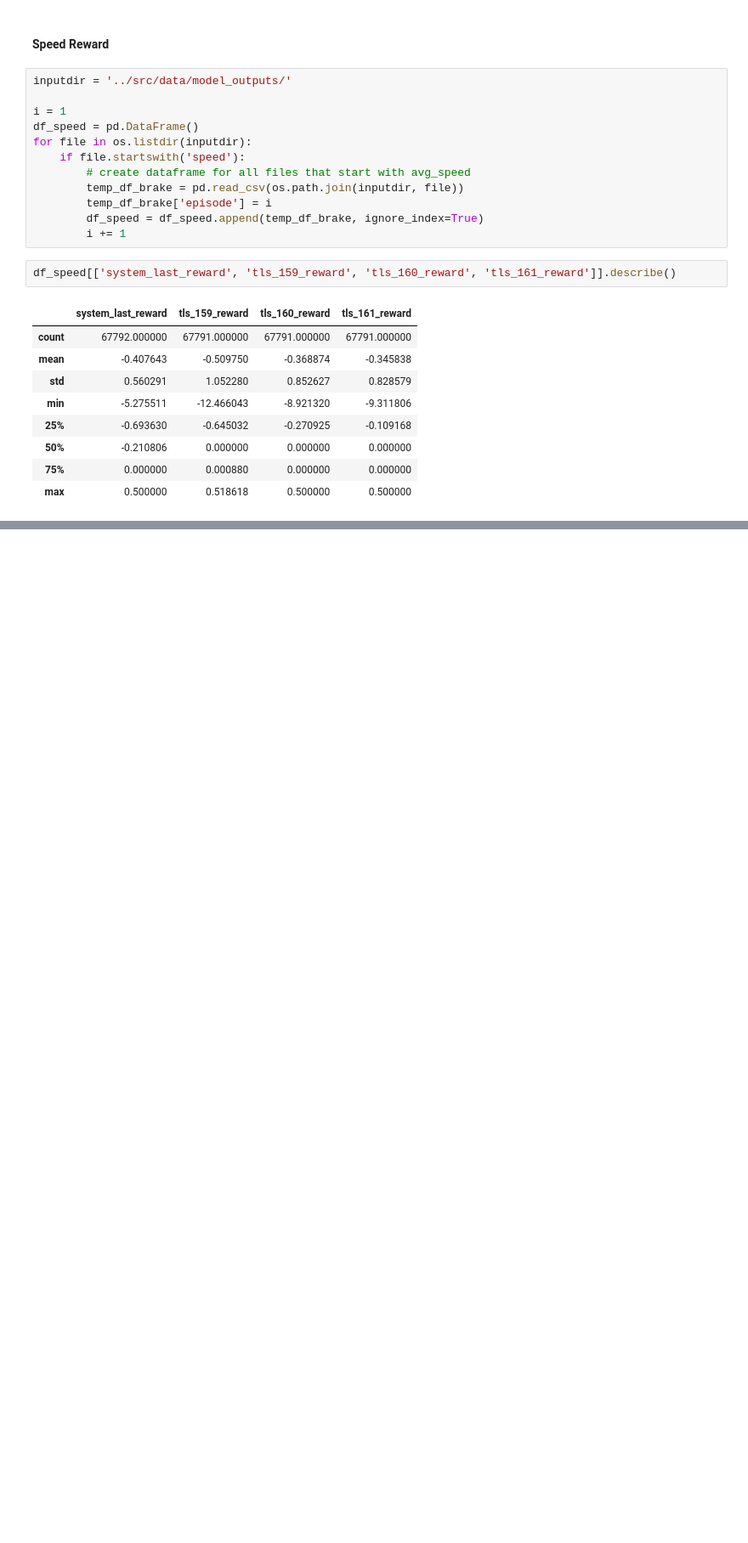
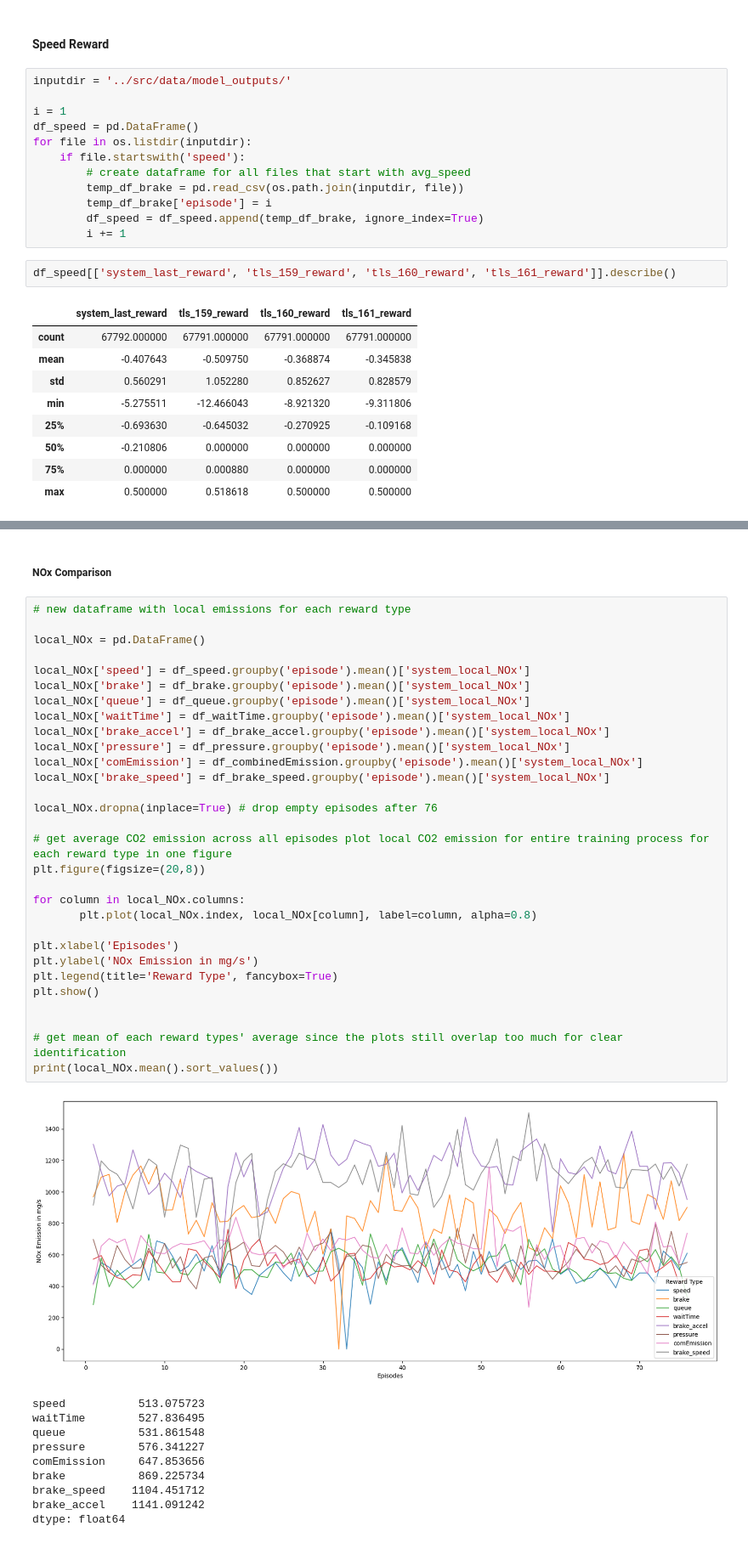
Before and after one commit to karstenk9/rl_traffic_signal_optimization, a Jupyter notebook: notebooks/ppo_output_analysis.ipynb, the cells around one changed output, grey strips where cells are left out. Shown at 85% size. Cells and saved outputs as stored; diff of their text form; blank space fills up the shorter version.

```diff
--- a/notebooks/ppo_output_analysis.ipynb
+++ b/notebooks/ppo_output_analysis.ipynb
@@ -743,0 +915,43 @@ df_speed[['system_last_reward', 'tls_159_reward', 'tls_160_reward', 'tls_161_rew
+# %% [markdown]
+##### NOx Comparison
+# %%
+# new dataframe with local emissions for each reward type
+
+local_NOx = pd.DataFrame()
+
+local_NOx['speed'] = df_speed.groupby('episode').mean()['system_local_NOx']
+local_NOx['brake'] = df_brake.groupby('episode').mean()['system_local_NOx']
+local_NOx['queue'] = df_queue.groupby('episode').mean()['system_local_NOx']
+local_NOx['waitTime'] = df_waitTime.groupby('episode').mean()['system_local_NOx']
+local_NOx['brake_accel'] = df_brake_accel.groupby('episode').mean()['system_local_NOx']
+local_NOx['pressure'] = df_pressure.groupby('episode').mean()['system_local_NOx']
+local_NOx['comEmission'] = df_combinedEmission.groupby('episode').mean()['system_local_NOx']
+local_NOx['brake_speed'] = df_brake_speed.groupby('episode').mean()['system_local_NOx']
+
+local_NOx.dropna(inplace=True) # drop empty episodes after 76
+
+# get average CO2 emission across all episodes plot local CO2 emission for entire training process for each reward type in one figure
+plt.figure(figsize=(20,8))
+
+for column in local_NOx.columns:
+       plt.plot(local_NOx.index, local_NOx[column], label=column, alpha=0.8)
+
+plt.xlabel('Episodes')
+plt.ylabel('NOx Emission in mg/s')
+plt.legend(title='Reward Type', fancybox=True)
+plt.show()
+
+
+# get mean of each reward types' average since the plots still overlap too much for clear identification
+print(local_NOx.mean().sort_values())
+# %% [output]
+[figure, added]
+speed           513.075723
+waitTime        527.836495
+queue           531.861548
+pressure        576.341227
+comEmission     647.853656
+brake           869.225734
+brake_speed    1104.451712
+brake_accel    1141.091242
+dtype: float64
```
Also changed, not shown: parts of 18 cells of this notebook, 6 other files.
